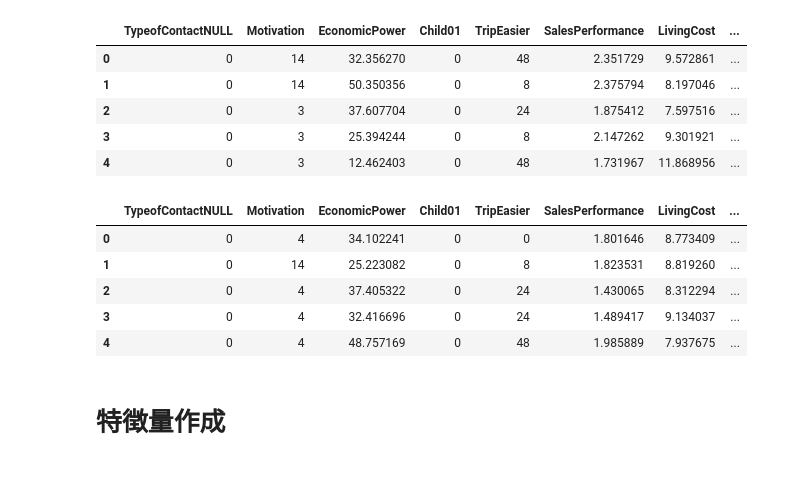
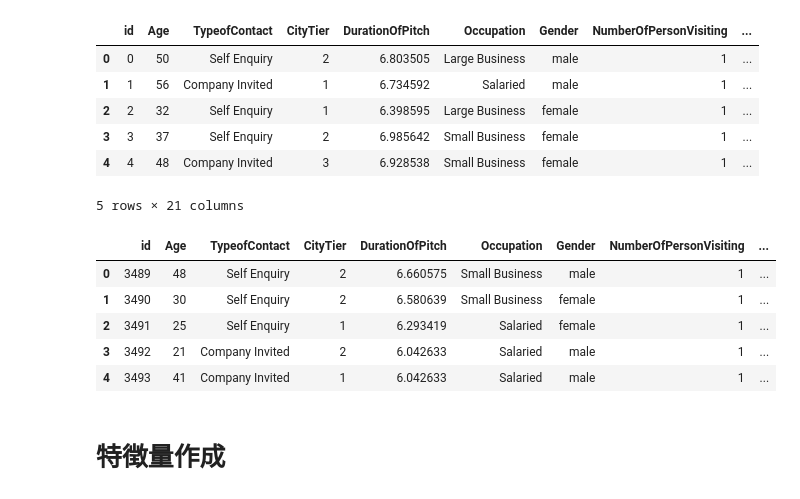
Before and after one commit to RickHub0115/SIGNATE-Summer-Cup-2024, a Jupyter notebook: scr/feature_engineering/feature_engineering.ipynb, the cells around one changed output. Cells and saved outputs as stored; diff of their text form; code cells hidden in the pictures.

```diff
--- a/scr/feature_engineering/feature_engineering.ipynb
+++ b/scr/feature_engineering/feature_engineering.ipynb
@@ -11,21 +11,22 @@ from scr.feature_engineering.engineering import *
 df_train = pd.read_csv('data/feature_engineered/null_cat/train_null_cat.csv')
 df_test = pd.read_csv('data/feature_engineered/null_cat/test_null_cat.csv')
 # %%
-display(df_train.iloc[:5, 21:])
-display(df_test.iloc[:5, 20:])
+display(df_train.iloc[:5, :21])
+display(df_test.iloc[:5, :20])
 # %% [output]
-|  | TypeofContactNULL | Motivation | EconomicPower | Child01 | TripEasier | SalesPerformance | LivingCost | ... |
-| 0 | 0 | 14 | 32.356270 | 0 | 48 | 2.351729 | 9.572861 | ... |
-| 1 | 0 | 14 | 50.350356 | 0 | 8 | 2.375794 | 8.197046 | ... |
-| 2 | 0 | 3 | 37.607704 | 0 | 24 | 1.875412 | 7.597516 | ... |
-| 3 | 0 | 3 | 25.394244 | 0 | 8 | 2.147262 | 9.301921 | ... |
-| 4 | 0 | 3 | 12.462403 | 0 | 48 | 1.731967 | 11.868956 | ... |
+|  | id | Age | TypeofContact | CityTier | DurationOfPitch | Occupation | Gender | NumberOfPersonVisiting | ... |
+| 0 | 0 | 50 | Self Enquiry | 2 | 6.803505 | Large Business | male | 1 | ... |
+| 1 | 1 | 56 | Company Invited | 1 | 6.734592 | Salaried | male | 1 | ... |
+| 2 | 2 | 32 | Self Enquiry | 1 | 6.398595 | Large Business | female | 1 | ... |
+| 3 | 3 | 37 | Self Enquiry | 2 | 6.985642 | Small Business | female | 1 | ... |
+| 4 | 4 | 48 | Company Invited | 3 | 6.928538 | Small Business | female | 1 | ... |
+5 rows × 21 columns
-|  | TypeofContactNULL | Motivation | EconomicPower | Child01 | TripEasier | SalesPerformance | LivingCost | ... |
-| 0 | 0 | 4 | 34.102241 | 0 | 0 | 1.801646 | 8.773409 | ... |
-| 1 | 0 | 14 | 25.223082 | 0 | 8 | 1.823531 | 8.819260 | ... |
-| 2 | 0 | 4 | 37.405322 | 0 | 24 | 1.430065 | 8.312294 | ... |
-| 3 | 0 | 4 | 32.416696 | 0 | 24 | 1.489417 | 9.134037 | ... |
-| 4 | 0 | 4 | 48.757169 | 0 | 48 | 1.985889 | 7.937675 | ... |
+|  | id | Age | TypeofContact | CityTier | DurationOfPitch | Occupation | Gender | NumberOfPersonVisiting | ... |
+| 0 | 3489 | 48 | Self Enquiry | 2 | 6.660575 | Small Business | male | 1 | ... |
+| 1 | 3490 | 30 | Self Enquiry | 2 | 6.580639 | Small Business | female | 1 | ... |
+| 2 | 3491 | 25 | Self Enquiry | 1 | 6.293419 | Salaried | female | 1 | ... |
+| 3 | 3492 | 21 | Company Invited | 2 | 6.042633 | Salaried | male | 1 | ... |
+| 4 | 3493 | 41 | Company Invited | 1 | 6.042633 | Salaried | male | 1 | ... |
 # %% [markdown]
 # 特徴量作成
 # %% [markdown]
```
Also changed, not shown: parts of 23 cells of this notebook, 4 other files.
